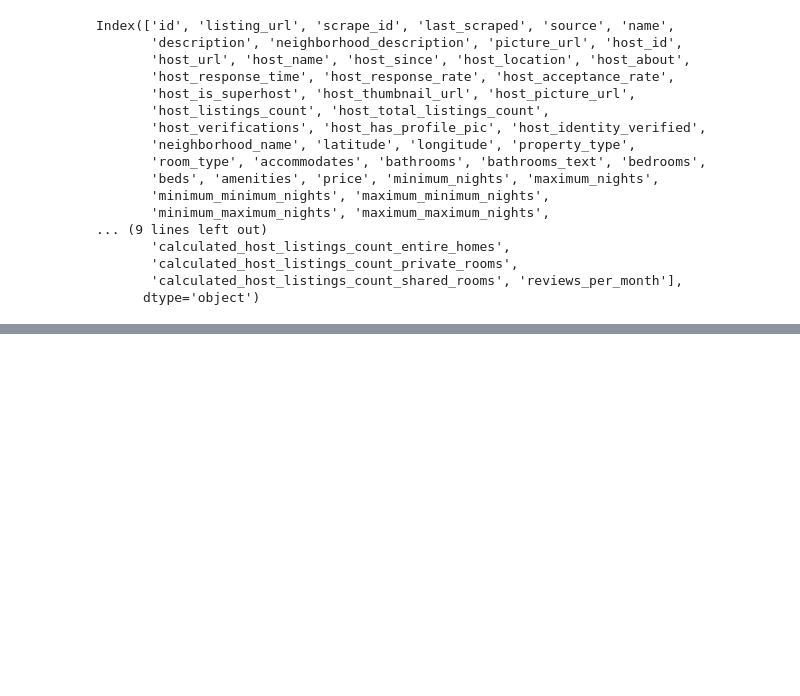
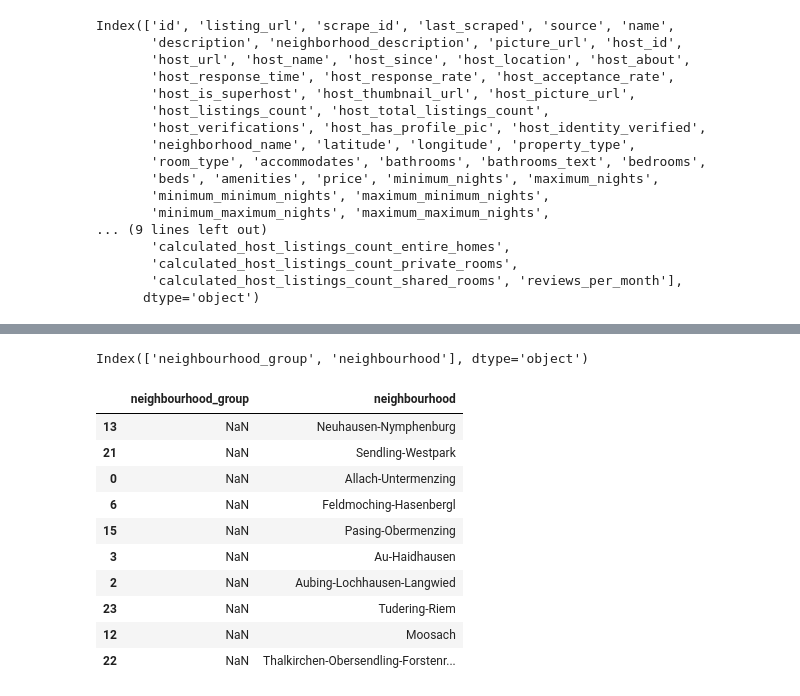
Before and after one commit to eugsa/airbnb_munich, a Jupyter notebook: airbnb_munich.ipynb, the cells around one changed output, grey strips where cells are left out. Drawn from its saved outputs; the diff is of its cells as text; code cells hidden in the pictures; blank space fills up the shorter version.

```diff
--- a/airbnb_munich.ipynb
+++ b/airbnb_munich.ipynb
@@ -135 +135,22 @@ picture_url samples: 3153    https://a0.muscache.com/pictures/miso/Hosting-...
 Name: picture_url, dtype: object
+# %%
+neighborhoods_filename = 'neighbourhoods.csv'
+neighborhoods_df = pd.read_csv(dataset_path + neighborhoods_filename)
+print(neighborhoods_df.columns)
+# %% [output]
+Index(['neighbourhood_group', 'neighbourhood'], dtype='object')
+# %%
+# Explore the data
+neighborhoods_df.sample(n=10)
+# %% [output]
+|  | neighbourhood_group | neighbourhood |
+| 13 | NaN | Neuhausen-Nymphenburg |
+| 21 | NaN | Sendling-Westpark |
+| 0 | NaN | Allach-Untermenzing |
+| 6 | NaN | Feldmoching-Hasenbergl |
+| 15 | NaN | Pasing-Obermenzing |
+| 3 | NaN | Au-Haidhausen |
+| 2 | NaN | Aubing-Lochhausen-Langwied |
+| 23 | NaN | Tudering-Riem |
+| 12 | NaN | Moosach |
+| 22 | NaN | Thalkirchen-Obersendling-Forstenr... |
```
Also changed, not shown: parts of 9 cells of this notebook.
